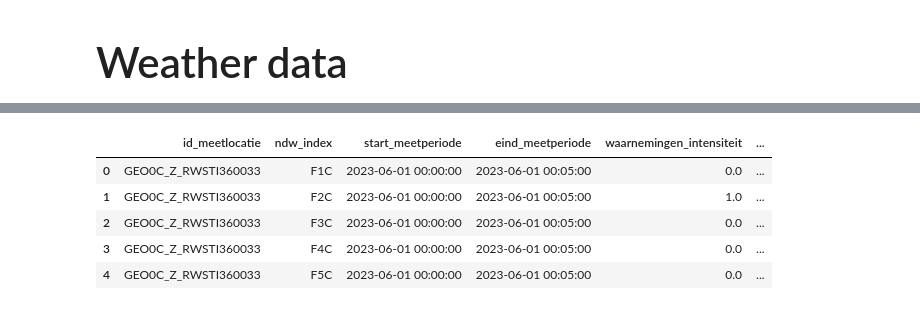
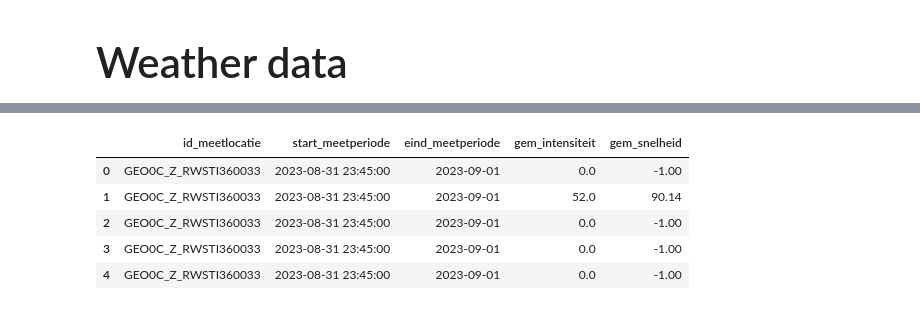
Before and after one commit to EVVISION/Notebook, a Jupyter notebook: Notebook_traffic_0.2.ipynb, the cells around one changed output, grey strips where cells are left out. Cells and saved outputs as stored; diff of their text form; code cells hidden in the pictures.

```diff
--- a/Notebook_traffic_0.2.ipynb
+++ b/Notebook_traffic_0.2.ipynb
@@ -1224,0 +1157,33 @@ combined_filtered_df.head()
+# %%
+df_traffic_intensity = pd.read_csv('../intensiteit-snelheid-export-najaar.csv')
+
+combined_filtered_df['Datetime_file_begin'] = pd.to_datetime(combined_filtered_df['DatumFileBegin']) + pd.to_timedelta(combined_filtered_df['TijdFileBegin'])
+combined_filtered_df['Datetime_file_eind'] = pd.to_datetime(combined_filtered_df['DatumFileEind']) + pd.to_timedelta(combined_filtered_df['TijdFileEind'])
+
+# Convert the columns containing date information to datetime format
+df_traffic_intensity['start_meetperiode'] = pd.to_datetime(df_traffic_intensity['start_meetperiode'])
+df_traffic_intensity['eind_meetperiode'] = pd.to_datetime(df_traffic_intensity['eind_meetperiode'])
+
+# Filter the DataFrame for data in months 9 and 10 (September and October)
+filtered_traffic_intensity = df_traffic_intensity[
+    (df_traffic_intensity['start_meetperiode'].dt.month == 9) |
+    (df_traffic_intensity['eind_meetperiode'].dt.month == 9)
+]
+
+filtered_df = combined_filtered_df[
+    ((combined_filtered_df['Datetime_file_begin'].dt.month == 9) & (combined_filtered_df['Datetime_file_begin'].dt.year == 2023)) |
+    ((combined_filtered_df['Datetime_file_eind'].dt.month == 9) & (combined_filtered_df['Datetime_file_eind'].dt.year == 2023))
+]
+
+columns_to_remove = [
+    'waarnemingen_intensiteit', 'waarnemingen_snelheid',
+    'gebruikte_minuten_intensiteit', 'gebruikte_minuten_snelheid',
+    'data_error_snelheid', 'data_error_intensiteit', 'gewogen_gem_snelheid',
+    'ndw_index', 'rijstrook_rijbaan', 'voertuigcategorie'
+]
+
+# Drop the specified columns from the DataFrame
+filtered_traffic_intensity = filtered_traffic_intensity.drop(columns=columns_to_remove, axis=1)
+
+# Display or further process the filtered_traffic_intensity DataFrame
+print(filtered_traffic_intensity)
@@ -1259,3 +1242,3 @@ df_traffic_intensity_1.shape
 # %%
-df_traffic_intensity_1.columns = df_traffic_intensity_1.columns.str.strip()
+filtered_traffic_intensity.columns = filtered_traffic_intensity.columns.str.strip()
 # %%
@@ -1269,6 +1252,6 @@ plt.show()
 # %%
 # Drop rows where both 'technical_exclusion' and 'traffic_flow_deviation_exclusions' are NaN
-df_traffic_intensity_1 = df_traffic_intensity_1.drop(columns=['technical_exclusion', 'traffic_flow_deviation_exclusions'])
+filtered_traffic_intensity = filtered_traffic_intensity.drop(columns=['technical_exclusion', 'traffic_flow_deviation_exclusions'])
 
 # Reset the index after dropping rows
-df_traffic_intensity_1.reset_index(drop=True, inplace=True)
+filtered_traffic_intensity.reset_index(drop=True, inplace=True)
@@ -1297,11 +1266,11 @@ voertuigcategorie                    0
 dtype: int64
 # %%
-df_traffic_intensity_2.head()
+filtered_traffic_intensity.head()
 # %% [output]
-|  | id_meetlocatie | ndw_index | start_meetperiode | eind_meetperiode | waarnemingen_intensiteit | ... |
-| 0 | GEO0C_Z_RWSTI360033 | F1C | 2023-06-01 00:00:00 | 2023-06-01 00:05:00 | 0.0 | ... |
-| 1 | GEO0C_Z_RWSTI360033 | F2C | 2023-06-01 00:00:00 | 2023-06-01 00:05:00 | 1.0 | ... |
-| 2 | GEO0C_Z_RWSTI360033 | F3C | 2023-06-01 00:00:00 | 2023-06-01 00:05:00 | 0.0 | ... |
-| 3 | GEO0C_Z_RWSTI360033 | F4C | 2023-06-01 00:00:00 | 2023-06-01 00:05:00 | 0.0 | ... |
-| 4 | GEO0C_Z_RWSTI360033 | F5C | 2023-06-01 00:00:00 | 2023-06-01 00:05:00 | 0.0 | ... |
+|  | id_meetlocatie | start_meetperiode | eind_meetperiode | gem_intensiteit | gem_snelheid |
+| 0 | GEO0C_Z_RWSTI360033 | 2023-08-31 23:45:00 | 2023-09-01 | 0.0 | -1.00 |
+| 1 | GEO0C_Z_RWSTI360033 | 2023-08-31 23:45:00 | 2023-09-01 | 52.0 | 90.14 |
+| 2 | GEO0C_Z_RWSTI360033 | 2023-08-31 23:45:00 | 2023-09-01 | 0.0 | -1.00 |
+| 3 | GEO0C_Z_RWSTI360033 | 2023-08-31 23:45:00 | 2023-09-01 | 0.0 | -1.00 |
+| 4 | GEO0C_Z_RWSTI360033 | 2023-08-31 23:45:00 | 2023-09-01 | 0.0 | -1.00 |
 # %%
```
Also changed, not shown: parts of 42 cells of this notebook, 1 other file.
